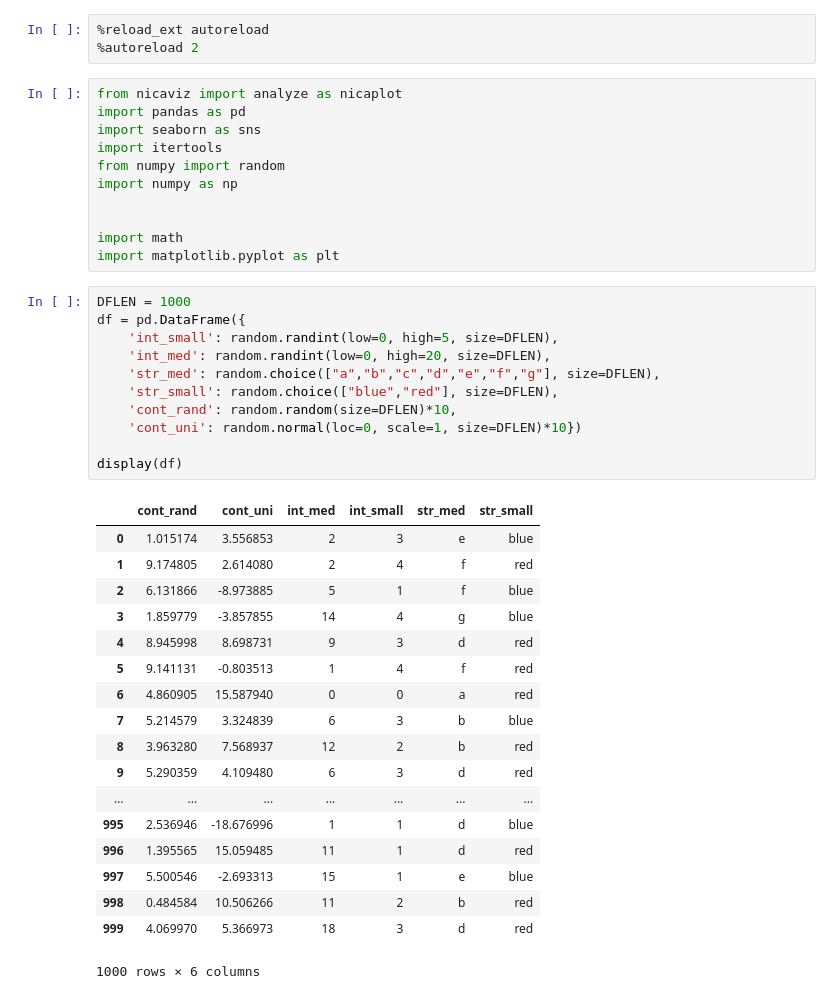
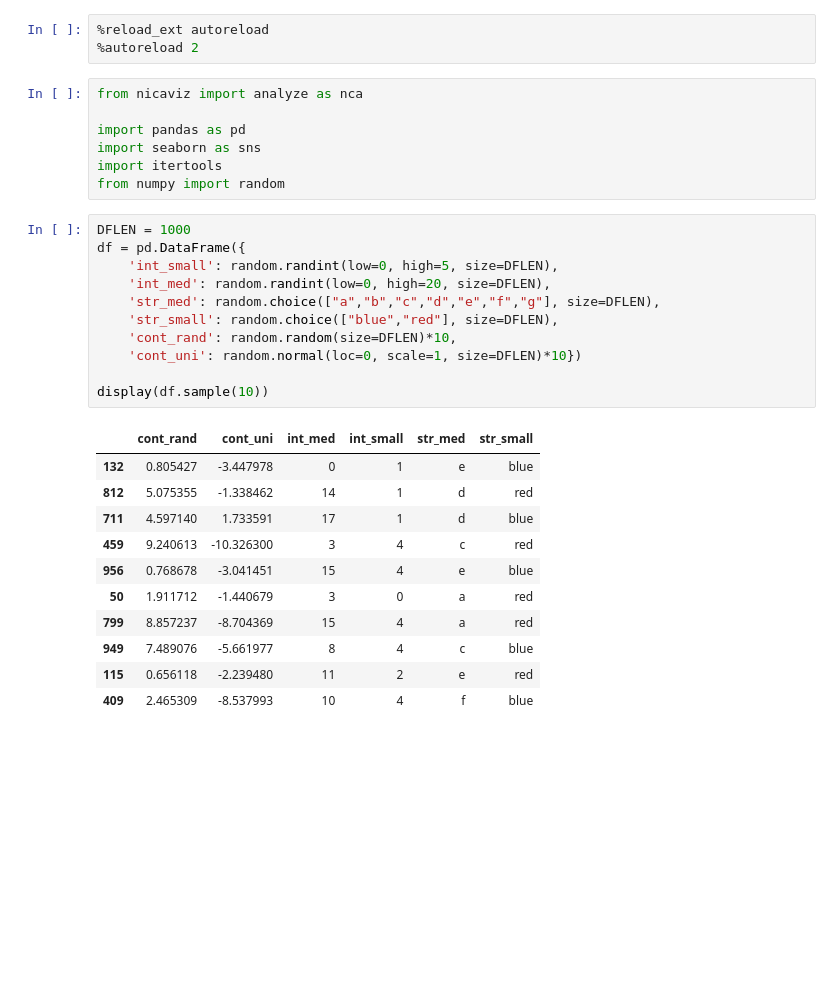
Before and after one commit to nicapotato/nicaviz, a Jupyter notebook: notebooks/Plot Examples.ipynb, the cells around one changed output. Cells and saved outputs as stored; diff of their text form; blank space fills up the shorter version.

```diff
--- a/notebooks/Plot Examples.ipynb
+++ b/notebooks/Plot Examples.ipynb
@@ -2,44 +2,33 @@
 %reload_ext autoreload
 %autoreload 2
 # %%
-from nicaviz import analyze as nicaplot
+from nicaviz import analyze as nca
+
 import pandas as pd
 import seaborn as sns
 import itertools
 from numpy import random
-import numpy as np
-
-
-import math
-import matplotlib.pyplot as plt
 # %%
 DFLEN = 1000
 df = pd.DataFrame({
     'int_small': random.randint(low=0, high=5, size=DFLEN),
     'int_med': random.randint(low=0, high=20, size=DFLEN),
     'str_med': random.choice(["a","b","c","d","e","f","g"], size=DFLEN),
     'str_small': random.choice(["blue","red"], size=DFLEN),
     'cont_rand': random.random(size=DFLEN)*10,
     'cont_uni': random.normal(loc=0, scale=1, size=DFLEN)*10})
 
-display(df)
+display(df.sample(10))
 # %% [output]
 |  | cont_rand | cont_uni | int_med | int_small | str_med | str_small |
-| 0 | 1.015174 | 3.556853 | 2 | 3 | e | blue |
-| 1 | 9.174805 | 2.614080 | 2 | 4 | f | red |
-| 2 | 6.131866 | -8.973885 | 5 | 1 | f | blue |
-| 3 | 1.859779 | -3.857855 | 14 | 4 | g | blue |
-| 4 | 8.945998 | 8.698731 | 9 | 3 | d | red |
-| 5 | 9.141131 | -0.803513 | 1 | 4 | f | red |
-| 6 | 4.860905 | 15.587940 | 0 | 0 | a | red |
-| 7 | 5.214579 | 3.324839 | 6 | 3 | b | blue |
-| 8 | 3.963280 | 7.568937 | 12 | 2 | b | red |
-| 9 | 5.290359 | 4.109480 | 6 | 3 | d | red |
-| ... | ... | ... | ... | ... | ... | ... |
-| 995 | 2.536946 | -18.676996 | 1 | 1 | d | blue |
-| 996 | 1.395565 | 15.059485 | 11 | 1 | d | red |
-| 997 | 5.500546 | -2.693313 | 15 | 1 | e | blue |
-| 998 | 0.484584 | 10.506266 | 11 | 2 | b | red |
-| 999 | 4.069970 | 5.366973 | 18 | 3 | d | red |
+| 132 | 0.805427 | -3.447978 | 0 | 1 | e | blue |
+| 812 | 5.075355 | -1.338462 | 14 | 1 | d | red |
+| 711 | 4.597140 | 1.733591 | 17 | 1 | d | blue |
+| 459 | 9.240613 | -10.326300 | 3 | 4 | c | red |
+| 956 | 0.768678 | -3.041451 | 15 | 4 | e | blue |
+| 50 | 1.911712 | -1.440679 | 3 | 0 | a | red |
+| 799 | 8.857237 | -8.704369 | 15 | 4 | a | red |
+| 949 | 7.489076 | -5.661977 | 8 | 4 | c | blue |
+| 115 | 0.656118 | -2.239480 | 11 | 2 | e | red |
+| 409 | 2.465309 | -8.537993 | 10 | 4 | f | blue |
-1000 rows × 6 columns
 # %%
```
Also changed, not shown: parts of 9 cells of this notebook, 8 other files.
